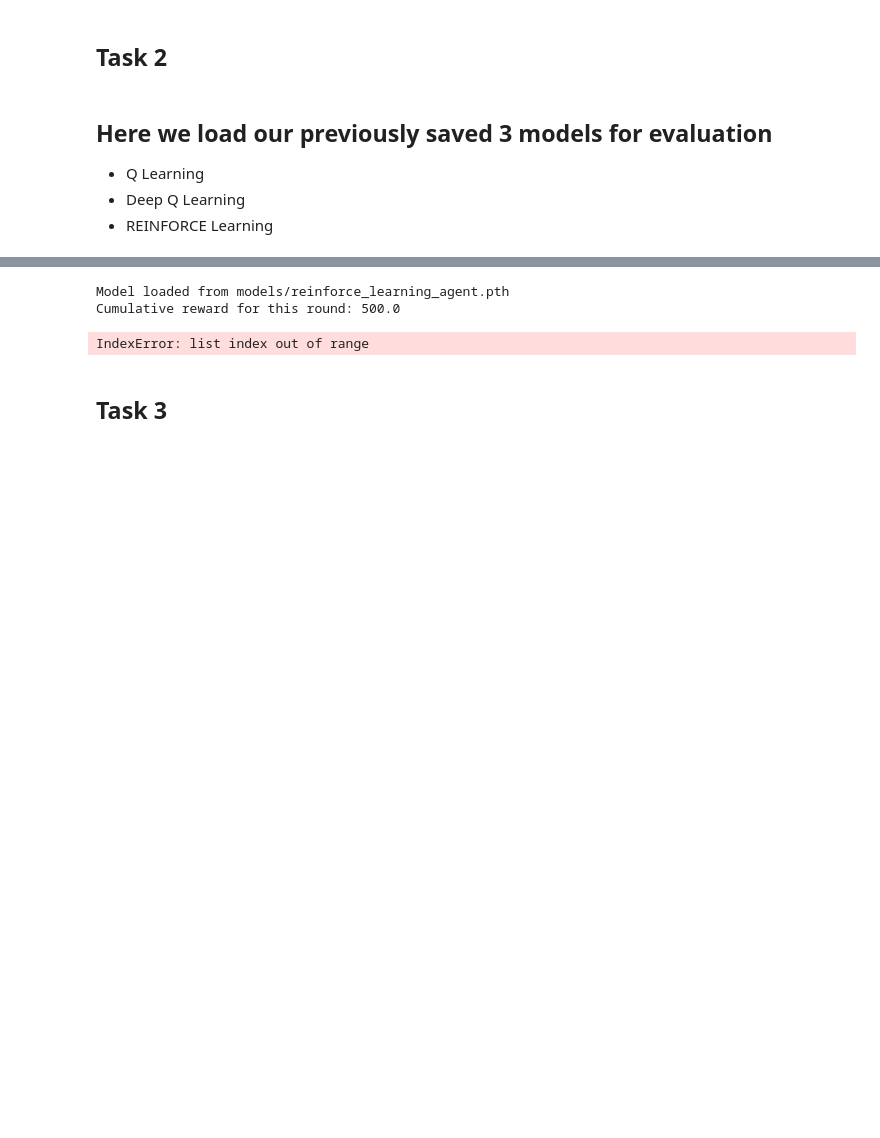
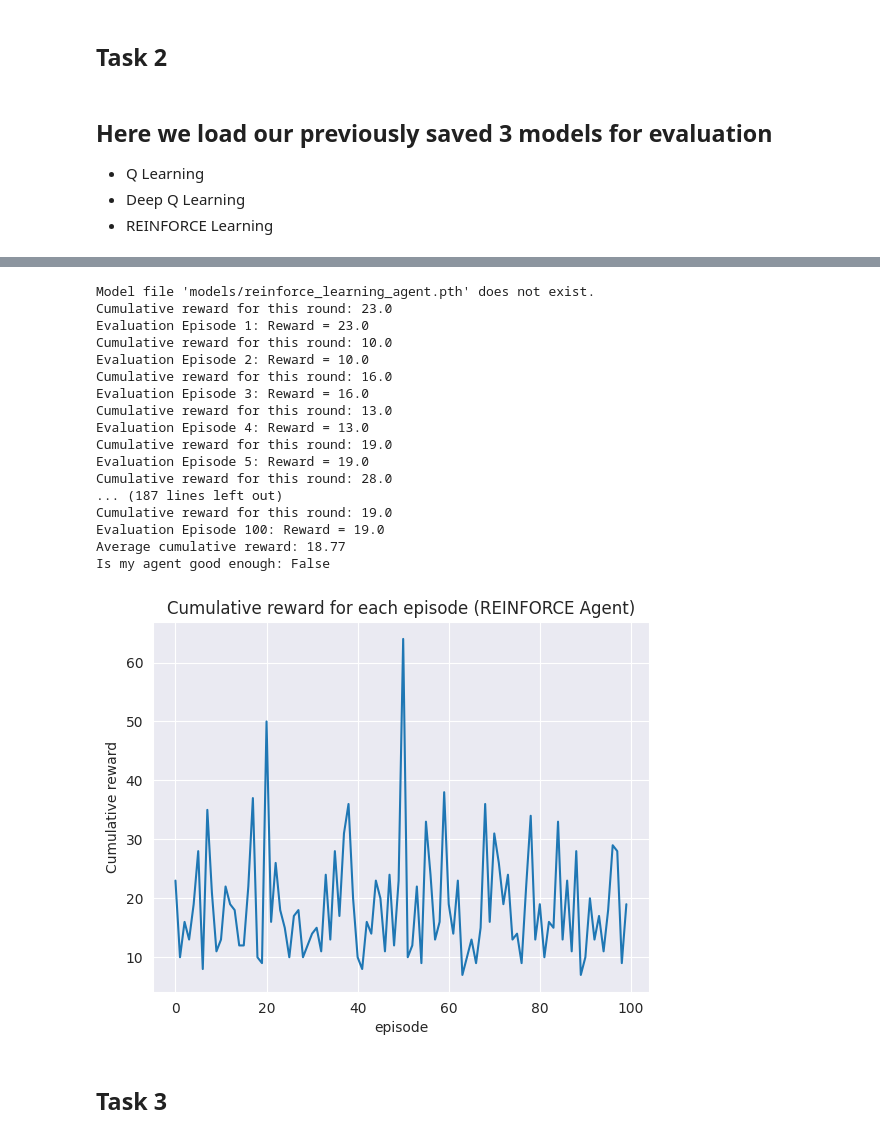
Before and after one commit to pehz0007/SC3000, a Jupyter notebook: lab.ipynb, the cells around one changed output, grey strips where cells are left out. Drawn from its saved outputs; the diff is of its cells as text; code cells hidden in the pictures; blank space fills up the shorter version.

```diff
--- a/lab.ipynb
+++ b/lab.ipynb
@@ -665,22 +723,38 @@ NameError: name 'reinforce_agent' is not defined
 # %%
 # Evaluation for REINFORCE Agent
 state_size = env.observation_space.shape[0]
 action_size = env.action_space.n
 reinforce_agent = REINFORCEAgent(state_size, action_size)
+reinforce_agent.set_evaluation_mode()
 reinforce_agent.load_model("models/reinforce_learning_agent.pth")
 evaluation_results = []
 for i in range(100):
     cumulative_reward = run_episode(env, reinforce_agent, evaluation=True)
     evaluation_results.append(cumulative_reward)
     print(f"Evaluation Episode {i+1}: Reward = {cumulative_reward}")
 
 print("Average cumulative reward: " + str(np.mean(evaluation_results)))
 print("Is my agent good enough: " + str(np.mean(evaluation_results) > 195))
 show_result(evaluation_results, "REINFORCE Agent")
 # %% [output]
-Model loaded from models/reinforce_learning_agent.pth
-Cumulative reward for this round: 500.0
+Model file 'models/reinforce_learning_agent.pth' does not exist.
+Cumulative reward for this round: 23.0
+Evaluation Episode 1: Reward = 23.0
+Cumulative reward for this round: 10.0
+Evaluation Episode 2: Reward = 10.0
+Cumulative reward for this round: 16.0
+Evaluation Episode 3: Reward = 16.0
+Cumulative reward for this round: 13.0
+Evaluation Episode 4: Reward = 13.0
+Cumulative reward for this round: 19.0
+Evaluation Episode 5: Reward = 19.0
+Cumulative reward for this round: 28.0
+... (187 lines left out)
+Cumulative reward for this round: 19.0
+Evaluation Episode 100: Reward = 19.0
+Average cumulative reward: 18.77
+Is my agent good enough: False
-IndexError: list index out of range
+[figure, added]
 # %% [markdown]
 <H2> Task 3
 # %% [markdown]
```
Also changed, not shown: parts of 7 cells of this notebook.
